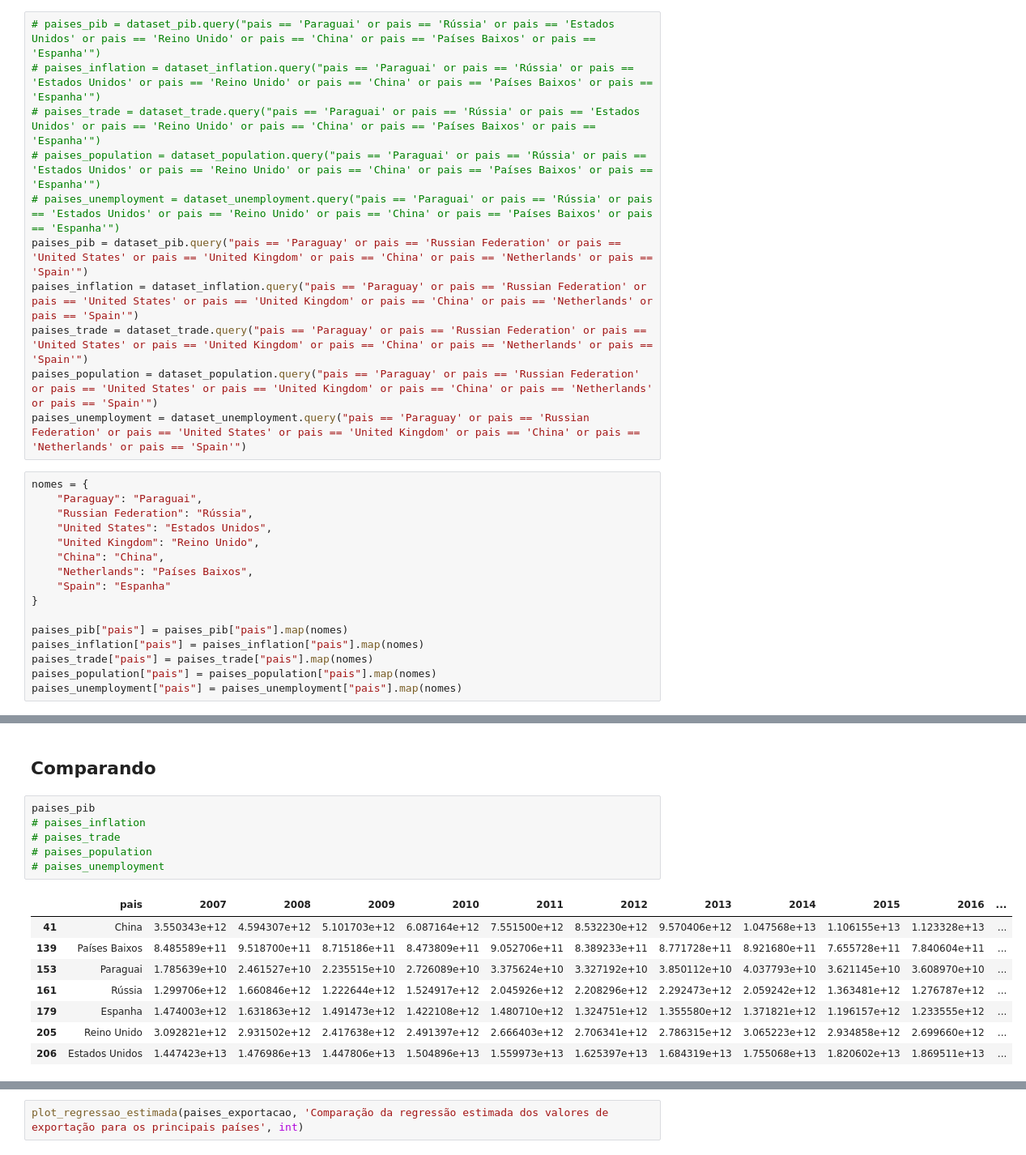
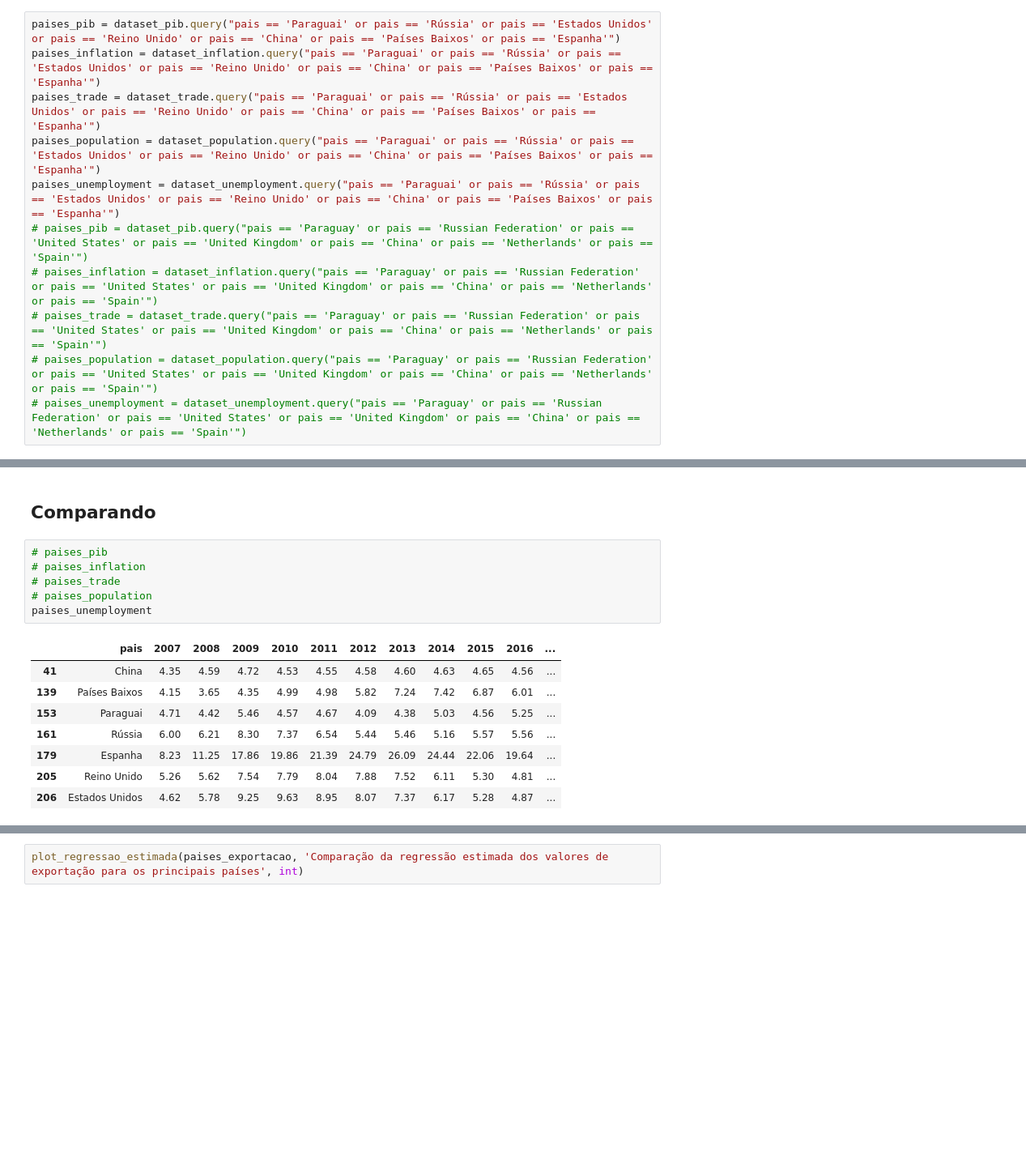
Before and after one commit to MCardosoDev/Tech_Challenge_Fase1, a Jupyter notebook: Tech_Challenge.ipynb, the cells around one changed output, grey strips where cells are left out. Shown at 81% size. Saved outputs shown, nothing was run; the diff lists cells and outputs as text; blank space fills up the shorter version.

```diff
--- a/Tech_Challenge.ipynb
+++ b/Tech_Challenge.ipynb
@@ -1204,27 +1457,11 @@ dtype: object
 # %%
-# paises_pib = dataset_pib.query("pais == 'Paraguai' or pais == 'Rússia' or pais == 'Estados Unidos' or pais == 'Reino Unido' or pais == 'China' or pais == 'Países Baixos' or pais == 'Espanha'")
-# paises_inflation = dataset_inflation.query("pais == 'Paraguai' or pais == 'Rússia' or pais == 'Estados Unidos' or pais == 'Reino Unido' or pais == 'China' or pais == 'Países Baixos' or pais == 'Espanha'")
-# paises_trade = dataset_trade.query("pais == 'Paraguai' or pais == 'Rússia' or pais == 'Estados Unidos' or pais == 'Reino Unido' or pais == 'China' or pais == 'Países Baixos' or pais == 'Espanha'")
-# paises_population = dataset_population.query("pais == 'Paraguai' or pais == 'Rússia' or pais == 'Estados Unidos' or pais == 'Reino Unido' or pais == 'China' or pais == 'Países Baixos' or pais == 'Espanha'")
-# paises_unemployment = dataset_unemployment.query("pais == 'Paraguai' or pais == 'Rússia' or pais == 'Estados Unidos' or pais == 'Reino Unido' or pais == 'China' or pais == 'Países Baixos' or pais == 'Espanha'")
-paises_pib = dataset_pib.query("pais == 'Paraguay' or pais == 'Russian Federation' or pais == 'United States' or pais == 'United Kingdom' or pais == 'China' or pais == 'Netherlands' or pais == 'Spain'")
-paises_inflation = dataset_inflation.query("pais == 'Paraguay' or pais == 'Russian Federation' or pais == 'United States' or pais == 'United Kingdom' or pais == 'China' or pais == 'Netherlands' or pais == 'Spain'")
-paises_trade = dataset_trade.query("pais == 'Paraguay' or pais == 'Russian Federation' or pais == 'United States' or pais == 'United Kingdom' or pais == 'China' or pais == 'Netherlands' or pais == 'Spain'")
-paises_population = dataset_population.query("pais == 'Paraguay' or pais == 'Russian Federation' or pais == 'United States' or pais == 'United Kingdom' or pais == 'China' or pais == 'Netherlands' or pais == 'Spain'")
-paises_unemployment = dataset_unemployment.query("pais == 'Paraguay' or pais == 'Russian Federation' or pais == 'United States' or pais == 'United Kingdom' or pais == 'China' or pais == 'Netherlands' or pais == 'Spain'")
+paises_pib = dataset_pib.query("pais == 'Paraguai' or pais == 'Rússia' or pais == 'Estados Unidos' or pais == 'Reino Unido' or pais == 'China' or pais == 'Países Baixos' or pais == 'Espanha'")
+paises_inflation = dataset_inflation.query("pais == 'Paraguai' or pais == 'Rússia' or pais == 'Estados Unidos' or pais == 'Reino Unido' or pais == 'China' or pais == 'Países Baixos' or pais == 'Espanha'")
+paises_trade = dataset_trade.query("pais == 'Paraguai' or pais == 'Rússia' or pais == 'Estados Unidos' or pais == 'Reino Unido' or pais == 'China' or pais == 'Países Baixos' or pais == 'Espanha'")
+paises_population = dataset_population.query("pais == 'Paraguai' or pais == 'Rússia' or pais == 'Estados Unidos' or pais == 'Reino Unido' or pais == 'China' or pais == 'Países Baixos' or pais == 'Espanha'")
+paises_unemployment = dataset_unemployment.query("pais == 'Paraguai' or pais == 'Rússia' or pais == 'Estados Unidos' or pais == 'Reino Unido' or pais == 'China' or pais == 'Países Baixos' or pais == 'Espanha'")
+# paises_pib = dataset_pib.query("pais == 'Paraguay' or pais == 'Russian Federation' or pais == 'United States' or pais == 'United Kingdom' or pais == 'China' or pais == 'Netherlands' or pais == 'Spain'")
+# paises_inflation = dataset_inflation.query("pais == 'Paraguay' or pais == 'Russian Federation' or pais == 'United States' or pais == 'United Kingdom' or pais == 'China' or pais == 'Netherlands' or pais == 'Spain'")
+# paises_trade = dataset_trade.query("pais == 'Paraguay' or pais == 'Russian Federation' or pais == 'United States' or pais == 'United Kingdom' or pais == 'China' or pais == 'Netherlands' or pais == 'Spain'")
+# paises_population = dataset_population.query("pais == 'Paraguay' or pais == 'Russian Federation' or pais == 'United States' or pais == 'United Kingdom' or pais == 'China' or pais == 'Netherlands' or pais == 'Spain'")
+# paises_unemployment = dataset_unemployment.query("pais == 'Paraguay' or pais == 'Russian Federation' or pais == 'United States' or pais == 'United Kingdom' or pais == 'China' or pais == 'Netherlands' or pais == 'Spain'")
-# %%
-nomes = {
-    "Paraguay": "Paraguai",
-    "Russian Federation": "Rússia",
-    "United States": "Estados Unidos",
-    "United Kingdom": "Reino Unido",
-    "China": "China",
-    "Netherlands": "Países Baixos",
-    "Spain": "Espanha"
-}
-
-paises_pib["pais"] = paises_pib["pais"].map(nomes)
-paises_inflation["pais"] = paises_inflation["pais"].map(nomes)
-paises_trade["pais"] = paises_trade["pais"].map(nomes)
-paises_population["pais"] = paises_population["pais"].map(nomes)
-paises_unemployment["pais"] = paises_unemployment["pais"].map(nomes)
@@ -1239,20 +1468,20 @@ paises_importacao.to_csv('Data/Importacao.csv', sep=',', index=False)
 # %% [markdown]
 ## Comparando
 # %%
-paises_pib
+# paises_pib
 # paises_inflation
 # paises_trade
 # paises_population
-# paises_unemployment
+paises_unemployment
 # %% [output]
 |  | pais | 2007 | 2008 | 2009 | 2010 | 2011 | 2012 | 2013 | 2014 | 2015 | 2016 | ... |
-| 41 | China | 3.550343e+12 | 4.594307e+12 | 5.101703e+12 | 6.087164e+12 | 7.551500e+12 | 8.532230e+12 | 9.570406e+12 | 1.047568e+13 | 1.106155e+13 | 1.123328e+13 | ... |
-| 139 | Países Baixos | 8.485589e+11 | 9.518700e+11 | 8.715186e+11 | 8.473809e+11 | 9.052706e+11 | 8.389233e+11 | 8.771728e+11 | 8.921680e+11 | 7.655728e+11 | 7.840604e+11 | ... |
-| 153 | Paraguai | 1.785639e+10 | 2.461527e+10 | 2.235515e+10 | 2.726089e+10 | 3.375624e+10 | 3.327192e+10 | 3.850112e+10 | 4.037793e+10 | 3.621145e+10 | 3.608970e+10 | ... |
-| 161 | Rússia | 1.299706e+12 | 1.660846e+12 | 1.222644e+12 | 1.524917e+12 | 2.045926e+12 | 2.208296e+12 | 2.292473e+12 | 2.059242e+12 | 1.363481e+12 | 1.276787e+12 | ... |
-| 179 | Espanha | 1.474003e+12 | 1.631863e+12 | 1.491473e+12 | 1.422108e+12 | 1.480710e+12 | 1.324751e+12 | 1.355580e+12 | 1.371821e+12 | 1.196157e+12 | 1.233555e+12 | ... |
-| 205 | Reino Unido | 3.092821e+12 | 2.931502e+12 | 2.417638e+12 | 2.491397e+12 | 2.666403e+12 | 2.706341e+12 | 2.786315e+12 | 3.065223e+12 | 2.934858e+12 | 2.699660e+12 | ... |
-| 206 | Estados Unidos | 1.447423e+13 | 1.476986e+13 | 1.447806e+13 | 1.504896e+13 | 1.559973e+13 | 1.625397e+13 | 1.684319e+13 | 1.755068e+13 | 1.820602e+13 | 1.869511e+13 | ... |
+| 41 | China | 4.35 | 4.59 | 4.72 | 4.53 | 4.55 | 4.58 | 4.60 | 4.63 | 4.65 | 4.56 | ... |
+| 139 | Países Baixos | 4.15 | 3.65 | 4.35 | 4.99 | 4.98 | 5.82 | 7.24 | 7.42 | 6.87 | 6.01 | ... |
+| 153 | Paraguai | 4.71 | 4.42 | 5.46 | 4.57 | 4.67 | 4.09 | 4.38 | 5.03 | 4.56 | 5.25 | ... |
+| 161 | Rússia | 6.00 | 6.21 | 8.30 | 7.37 | 6.54 | 5.44 | 5.46 | 5.16 | 5.57 | 5.56 | ... |
+| 179 | Espanha | 8.23 | 11.25 | 17.86 | 19.86 | 21.39 | 24.79 | 26.09 | 24.44 | 22.06 | 19.64 | ... |
+| 205 | Reino Unido | 5.26 | 5.62 | 7.54 | 7.79 | 8.04 | 7.88 | 7.52 | 6.11 | 5.30 | 4.81 | ... |
+| 206 | Estados Unidos | 4.62 | 5.78 | 9.25 | 9.63 | 8.95 | 8.07 | 7.37 | 6.17 | 5.28 | 4.87 | ... |
 # %%
 def plot_regressao_estimada(data, title, data_type):
     num_paises = math.ceil(len(data)/2)
```
Also changed, not shown: parts of 15 cells of this notebook, 5 other files.
